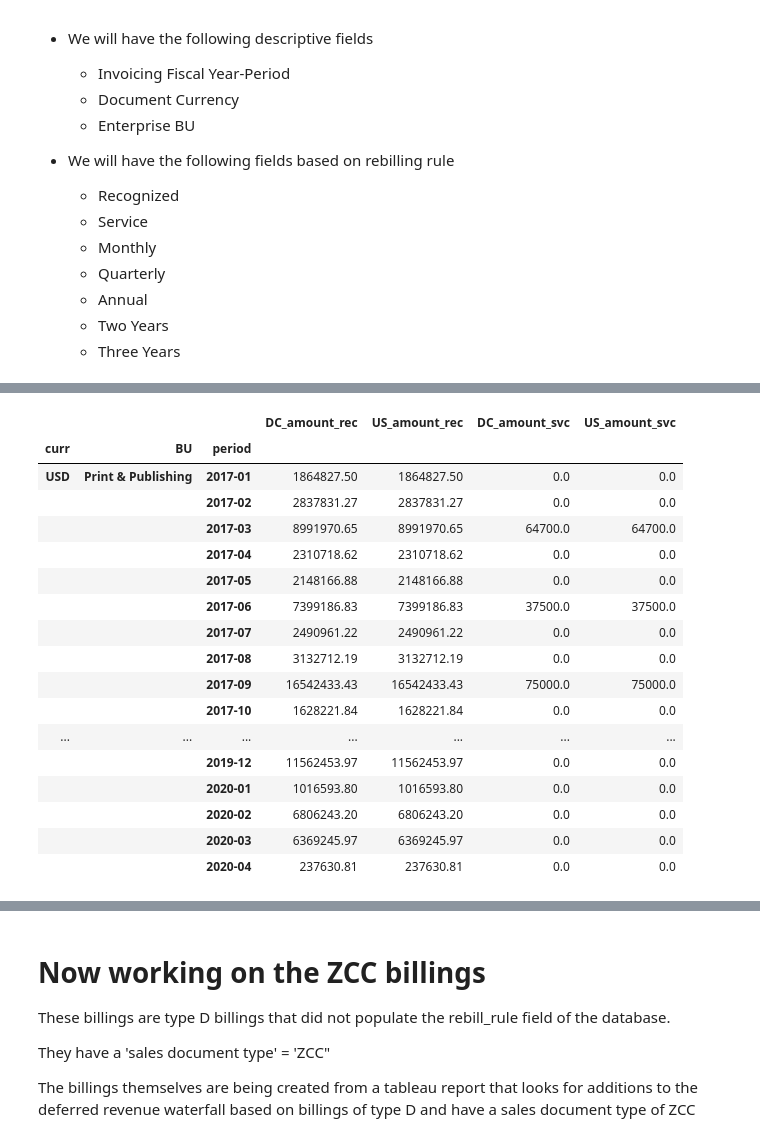
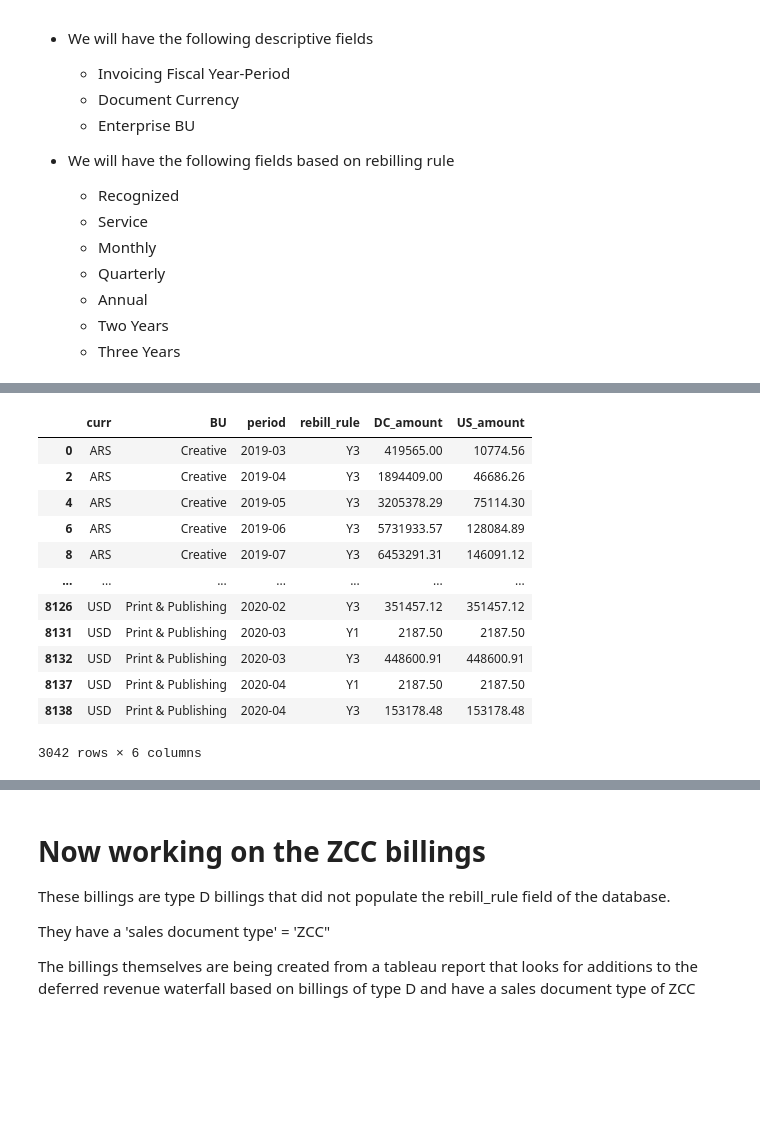
Before and after one commit to davidjsmith44/Deferred_Revenue_Forecast, a Jupyter notebook: notebooks/deferred_2020_join.ipynb, the cells around one changed output, grey strips where cells are left out. Cells and saved outputs as stored; diff of their text form; code cells hidden in the pictures; blank space fills up the shorter version.

```diff
--- a/notebooks/deferred_2020_join.ipynb
+++ b/notebooks/deferred_2020_join.ipynb
@@ -452,7 +434,7 @@ These billings have a field 'Rule For Bill Date' that determines when new billin
 # %%
 # for now just do a groupby on the type
 # filtering just the type A billings
-dfr_d = dfr[dfr['rev_req_type']=='D']
+dfr_d = dfr[dfr['rev_req_type']=='D'].copy()
 # %%
 gb_d = dfr_d.groupby(['curr', 'BU', 'period',
                      'rebill_rule'], as_index=False).sum()
@@ -606,23 +547,3 @@ gb_svc2.head(20)
 # %%
-joined_df = gb_rec2.join(gb_svc2, lsuffix='_rec', rsuffix='_svc')
+joined_df = gb_rec2.join(gb_svc2, how='outer', lsuffix='_rec', rsuffix='_svc')
 joined_df.fillna(value=0, inplace=True)
-joined_df.tail(40)
-# %% [output]
-|  |  |  | DC_amount_rec | US_amount_rec | DC_amount_svc | US_amount_svc |
-| curr | BU | period |  |  |  |  |
-| USD | Print & Publishing | 2017-01 | 1864827.50 | 1864827.50 | 0.0 | 0.0 |
-|  |  | 2017-02 | 2837831.27 | 2837831.27 | 0.0 | 0.0 |
-|  |  | 2017-03 | 8991970.65 | 8991970.65 | 64700.0 | 64700.0 |
-|  |  | 2017-04 | 2310718.62 | 2310718.62 | 0.0 | 0.0 |
-|  |  | 2017-05 | 2148166.88 | 2148166.88 | 0.0 | 0.0 |
-|  |  | 2017-06 | 7399186.83 | 7399186.83 | 37500.0 | 37500.0 |
-|  |  | 2017-07 | 2490961.22 | 2490961.22 | 0.0 | 0.0 |
-|  |  | 2017-08 | 3132712.19 | 3132712.19 | 0.0 | 0.0 |
-|  |  | 2017-09 | 16542433.43 | 16542433.43 | 75000.0 | 75000.0 |
-|  |  | 2017-10 | 1628221.84 | 1628221.84 | 0.0 | 0.0 |
-| ... | ... | ... | ... | ... | ... | ... |
-|  |  | 2019-12 | 11562453.97 | 11562453.97 | 0.0 | 0.0 |
-|  |  | 2020-01 | 1016593.80 | 1016593.80 | 0.0 | 0.0 |
-|  |  | 2020-02 | 6806243.20 | 6806243.20 | 0.0 | 0.0 |
-|  |  | 2020-03 | 6369245.97 | 6369245.97 | 0.0 | 0.0 |
-|  |  | 2020-04 | 237630.81 | 237630.81 | 0.0 | 0.0 |
@@ -628,0 +559,16 @@ joined_df.tail(40)
+# %%
+gb_d_mthly
+# %% [output]
+|  | curr | BU | period | rebill_rule | DC_amount | US_amount |
+| 0 | ARS | Creative | 2019-03 | Y3 | 419565.00 | 10774.56 |
+| 2 | ARS | Creative | 2019-04 | Y3 | 1894409.00 | 46686.26 |
+| 4 | ARS | Creative | 2019-05 | Y3 | 3205378.29 | 75114.30 |
+| 6 | ARS | Creative | 2019-06 | Y3 | 5731933.57 | 128084.89 |
+| 8 | ARS | Creative | 2019-07 | Y3 | 6453291.31 | 146091.12 |
+| ... | ... | ... | ... | ... | ... | ... |
+| 8126 | USD | Print & Publishing | 2020-02 | Y3 | 351457.12 | 351457.12 |
+| 8131 | USD | Print & Publishing | 2020-03 | Y1 | 2187.50 | 2187.50 |
+| 8132 | USD | Print & Publishing | 2020-03 | Y3 | 448600.91 | 448600.91 |
+| 8137 | USD | Print & Publishing | 2020-04 | Y1 | 2187.50 | 2187.50 |
+| 8138 | USD | Print & Publishing | 2020-04 | Y3 | 153178.48 | 153178.48 |
+3042 rows × 6 columns
```
Also changed, not shown: parts of 33 cells of this notebook.
